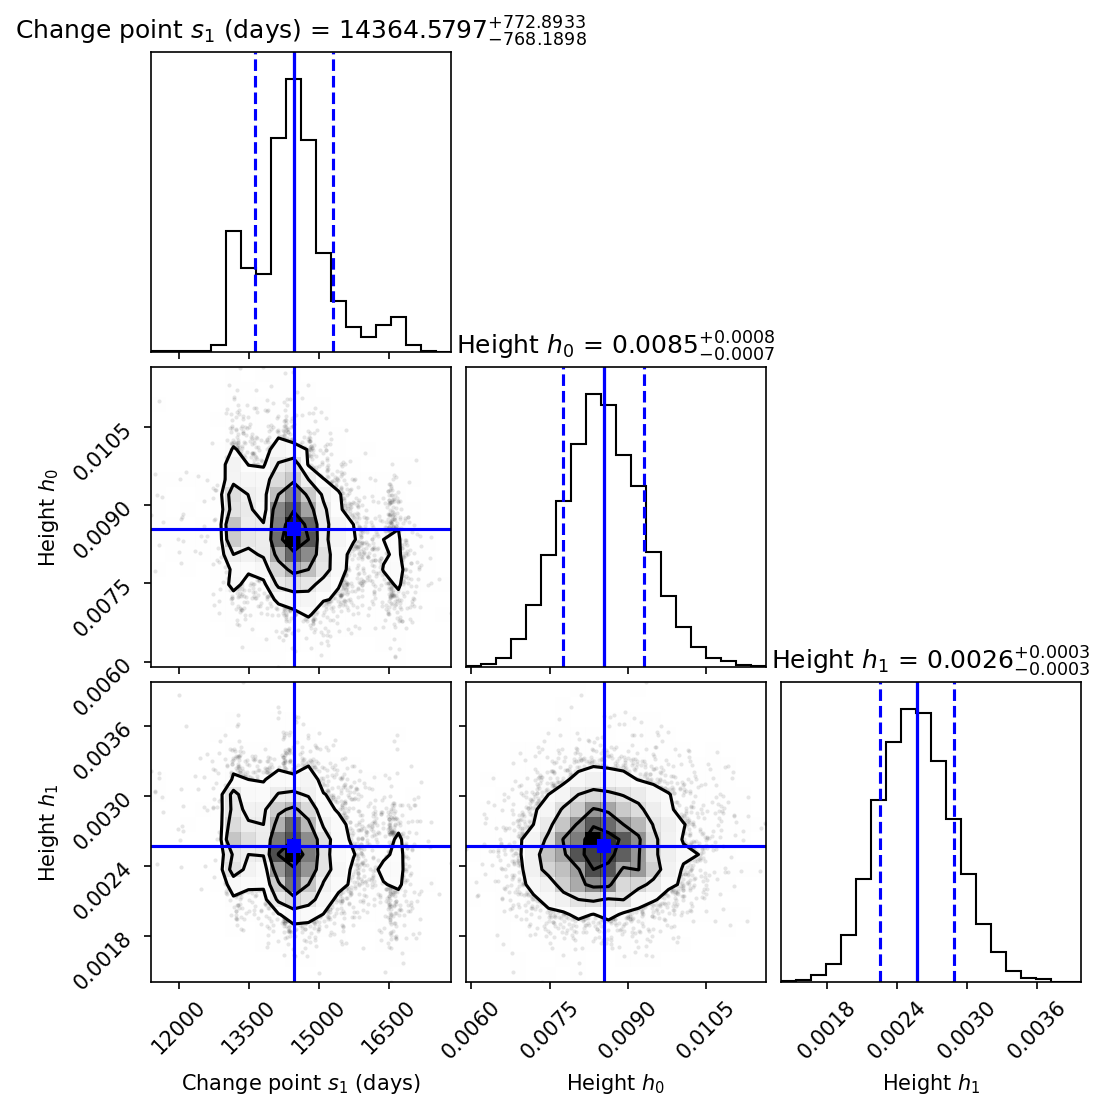
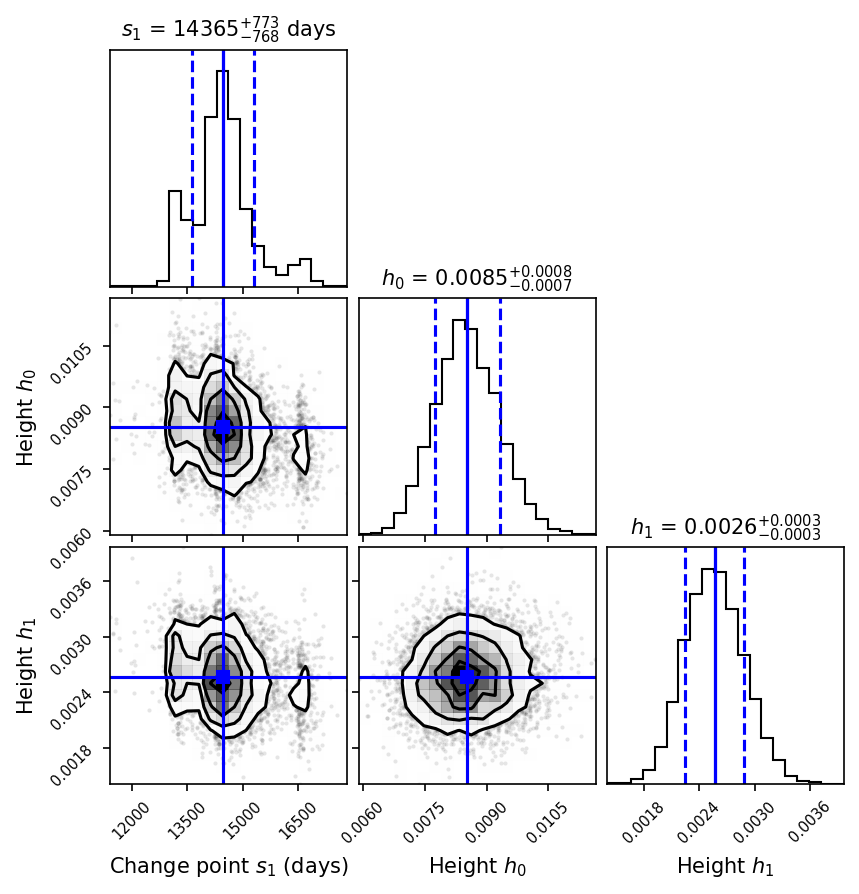
Code edit (unified diff) that turned the first committed figure into the second:
--- before
+++ after
@@ -1,2 +1,2 @@
 from helpers.q4 import corner_plot
-corner_plot(samples=samples)
+corner_plot(samples=samples, savefig="plots/emcee_corner_plot.png")

Commit: saved all graphs up to q5ultimatepart